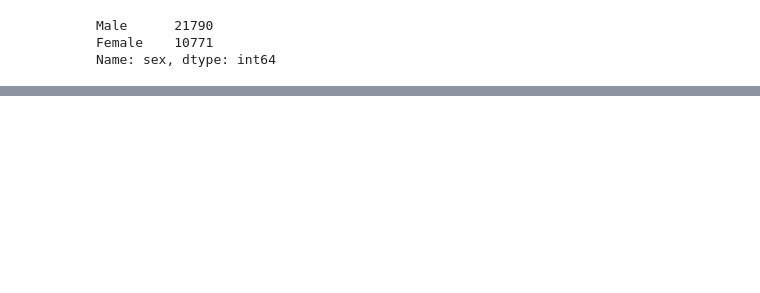
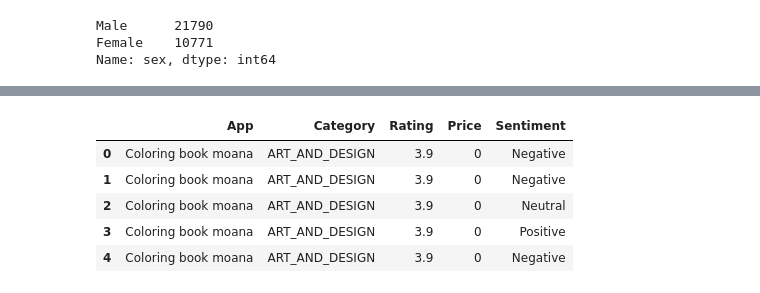
Before and after one commit to ksolosina/BCIT, a Jupyter notebook: ml2.ipynb, the cells around one changed output, grey strips where cells are left out. Saved outputs shown, nothing was run; the diff lists cells and outputs as text; code cells hidden in the pictures; blank space fills up the shorter version.

```diff
--- a/ml2.ipynb
+++ b/ml2.ipynb
@@ -53,8 +175,8 @@ Successfully built pandasql
 Installing collected packages: pandasql
 Successfully installed pandasql-0.7.3
 # %%
-uploaded = files.upload() #загрузка файлов с компа в коллаб (внизу интерфейс)
-data = pd.read_csv(io.BytesIO(uploaded['googleplaystore.csv'])) #библиотека пандас позволяет создать удобный датафрейм (data)
-data.head() #выведем вернхие пять записей датафрейма (по умолчанию 5)
+store = files.upload() #загрузка файлов с компа в коллаб (внизу интерфейс)
+store = pd.read_csv(io.BytesIO(store['googleplaystore.csv'])) #библиотека пандас позволяет создать удобный датафрейм (data)
+store.head() #выведем вернхие пять записей датафрейма (по умолчанию 5)
 # %% [output]
 [interactive output not drawn]
@@ -74,0 +190,6 @@ Index(['App', 'Category', 'Rating', 'Reviews', 'Size', 'Installs', 'Type',
+# %%
+store.columns
+store = store.dropna()
+store = store.drop(['Reviews', 'Size', 'Installs', 'Type', 'Content Rating', 'Genres', 'Last Updated',
+                    'Current Ver', 'Android Ver'], 1)
+store.head()
@@ -75,6 +203,6 @@ Index(['App', 'Category', 'Rating', 'Reviews', 'Size', 'Installs', 'Type',
 # %%
-uploaded = files.upload() #загрузка файлов с компа в коллаб (внизу интерфейс)
-data = pd.read_csv(io.BytesIO(uploaded['googleplaystore_user_reviews.csv'])) #библиотека пандас позволяет создать удобный датафрейм (data)
-data.head() #выведем вернхие пять записей датафрейма (по умолчанию 5)
+sur = files.upload() #загрузка файлов с компа в коллаб (внизу интерфейс)
+sur = pd.read_csv(io.BytesIO(sur['googleplaystore_user_reviews.csv'])) #библиотека пандас позволяет создать удобный датафрейм (data)
+sur.head() #выведем вернхие пять записей датафрейма (по умолчанию 5)
 # %% [output]
 [interactive output not drawn]
@@ -85,3 +213,7 @@ Saving googleplaystore_user_reviews.csv to googleplaystore_user_reviews.csv
 | 2 | 10 Best Foods for You | NaN | NaN | NaN | NaN |
 | 3 | 10 Best Foods for You | Works great especially going groc... | Positive | 0.40 | 0.875000 |
 | 4 | 10 Best Foods for You | Best idea us | Positive | 1.00 | 0.300000 |
+# %%
+#sur = sur.drop("Translated_Review", 1)
+sur = sur.dropna()
+sur.head()
@@ -87,0 +227,9 @@ Saving googleplaystore_user_reviews.csv to googleplaystore_user_reviews.csv
+# %%
+store.merge(sur[["App", "Sentiment"]], on="App").head()
+# %% [output]
+|  | App | Category | Rating | Price | Sentiment |
+| 0 | Coloring book moana | ART_AND_DESIGN | 3.9 | 0 | Negative |
+| 1 | Coloring book moana | ART_AND_DESIGN | 3.9 | 0 | Negative |
+| 2 | Coloring book moana | ART_AND_DESIGN | 3.9 | 0 | Neutral |
+| 3 | Coloring book moana | ART_AND_DESIGN | 3.9 | 0 | Positive |
+| 4 | Coloring book moana | ART_AND_DESIGN | 3.9 | 0 | Negative |
```
Also changed, not shown: parts of 21 cells of this notebook.
